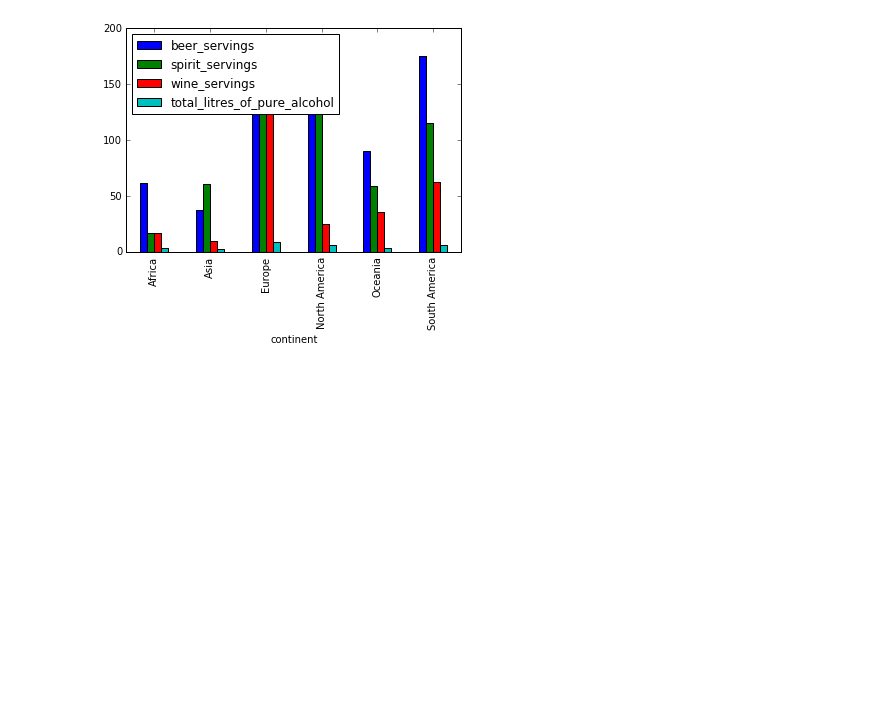
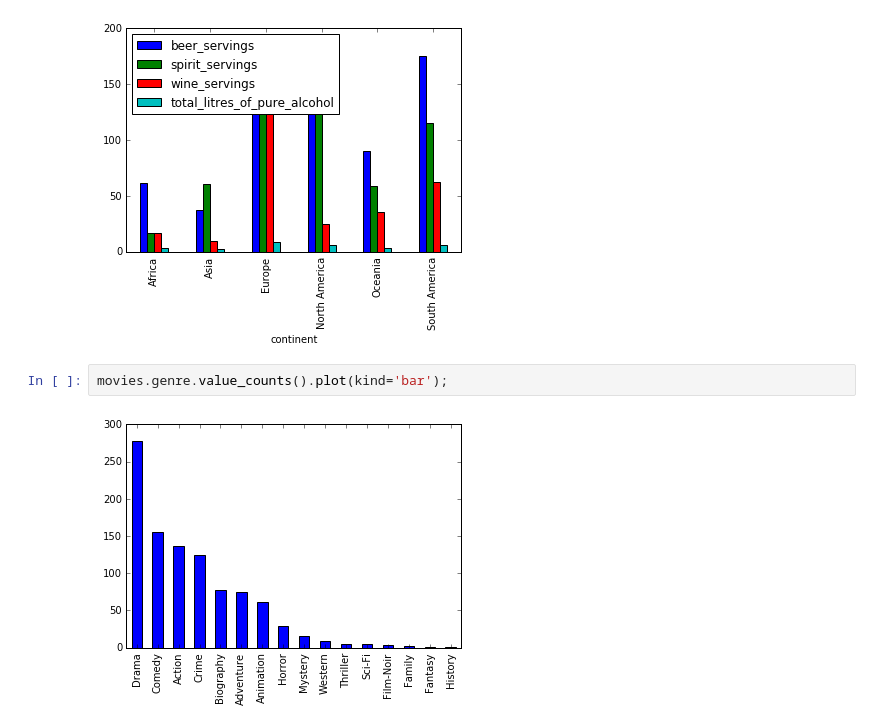
Before and after one commit to felixfan/scripts, a Jupyter notebook: python/ipynb/pandas.ipynb, the cells around one changed output. Drawn from its saved outputs; the diff is of its cells as text; blank space fills up the shorter version.

```diff
--- a/python/ipynb/pandas.ipynb
+++ b/python/ipynb/pandas.ipynb
@@ -910,3 +1020,7 @@ df0.boxplot(column='x', by='c');
 drinks.groupby('continent').mean().plot(kind='bar');
 # %% [output]
 [figure]
+# %%
+movies.genre.value_counts().plot(kind='bar');
+# %% [output]
+[figure, added]
```
Also changed, not shown: parts of 34 cells of this notebook.
